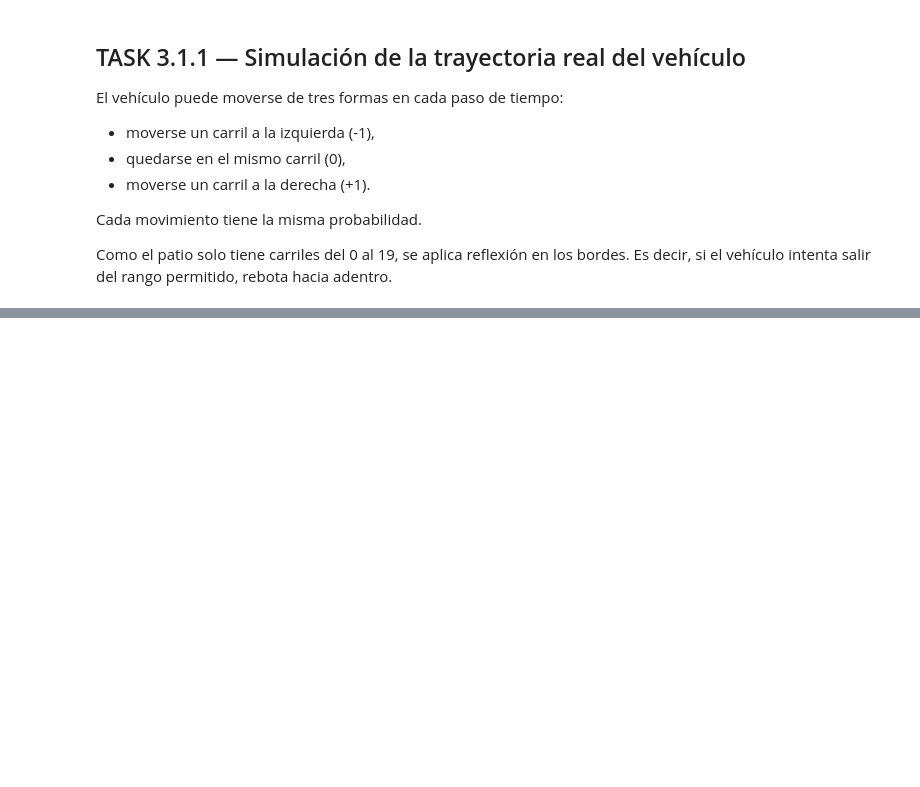
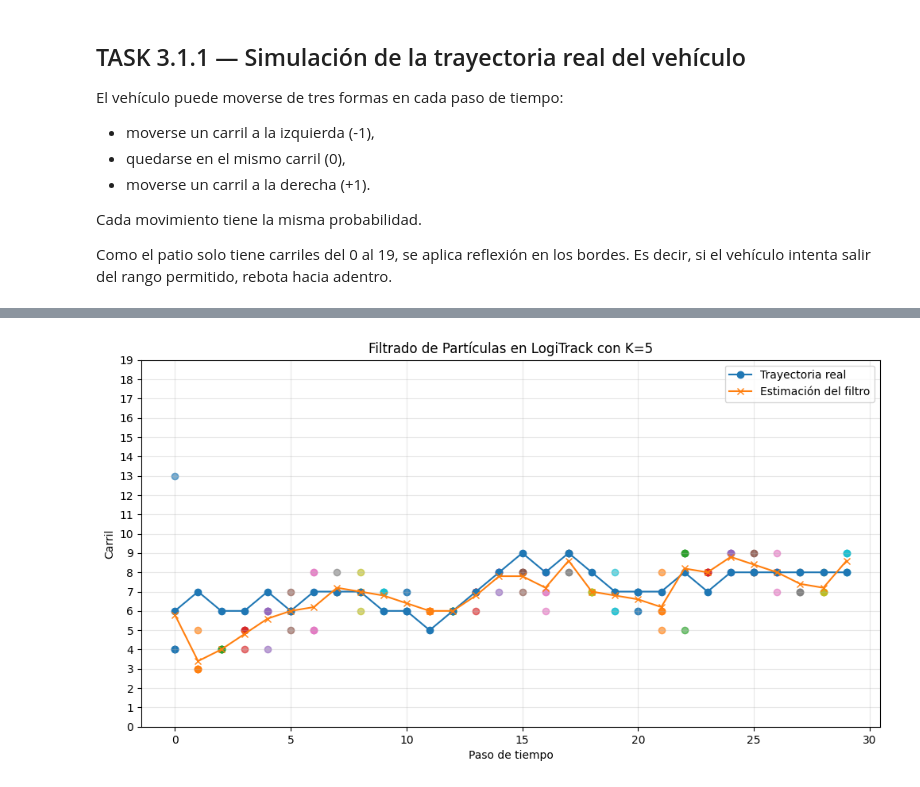
Before and after one commit to Vann06/Inteligencia_Artificial, a Jupyter notebook: task3.ipynb, the cells around one changed output, grey strips where cells are left out. Cells and saved outputs as stored; diff of their text form; code cells hidden in the pictures; blank space fills up the shorter version.

```diff
--- a/task3.ipynb
+++ b/task3.ipynb
@@ -58,0 +204,14 @@ def transicion(h_prev):
+# %%
+pasos = 30
+
+trayectoria_real, observaciones = simular_vehiculo(pasos)
+estimaciones, historial_particulas = filtro_particulas(observaciones, K=K)
+
+print("Trayectoria real:")
+print(trayectoria_real)
+
+print("\nObservaciones del sensor:")
+print(observaciones)
+
+print("\nEstimaciones del filtro:")
+print(np.round(estimaciones, 2))
@@ -58,0 +239,26 @@ def transicion(h_prev):
+# %%
+tiempos = np.arange(pasos)
+
+plt.figure(figsize=(12, 6))
+
+# Trayectoria real
+plt.plot(tiempos, trayectoria_real, marker='o', label='Trayectoria real')
+
+# Estimación del filtro
+plt.plot(tiempos, estimaciones, marker='x', label='Estimación del filtro')
+
+# Partículas como puntos dispersos
+for t in range(pasos):
+    x = np.full(K, t)
+    y = historial_particulas[t]
+    plt.scatter(x, y, alpha=0.6)
+
+plt.title('Filtrado de Partículas en LogiTrack con K=5')
+plt.xlabel('Paso de tiempo')
+plt.ylabel('Carril')
+plt.yticks(range(CARRILES))
+plt.grid(True, alpha=0.3)
+plt.legend()
+plt.show()
+# %% [output]
+[figure, added]
```
Also changed, not shown: parts of 14 cells of this notebook.
